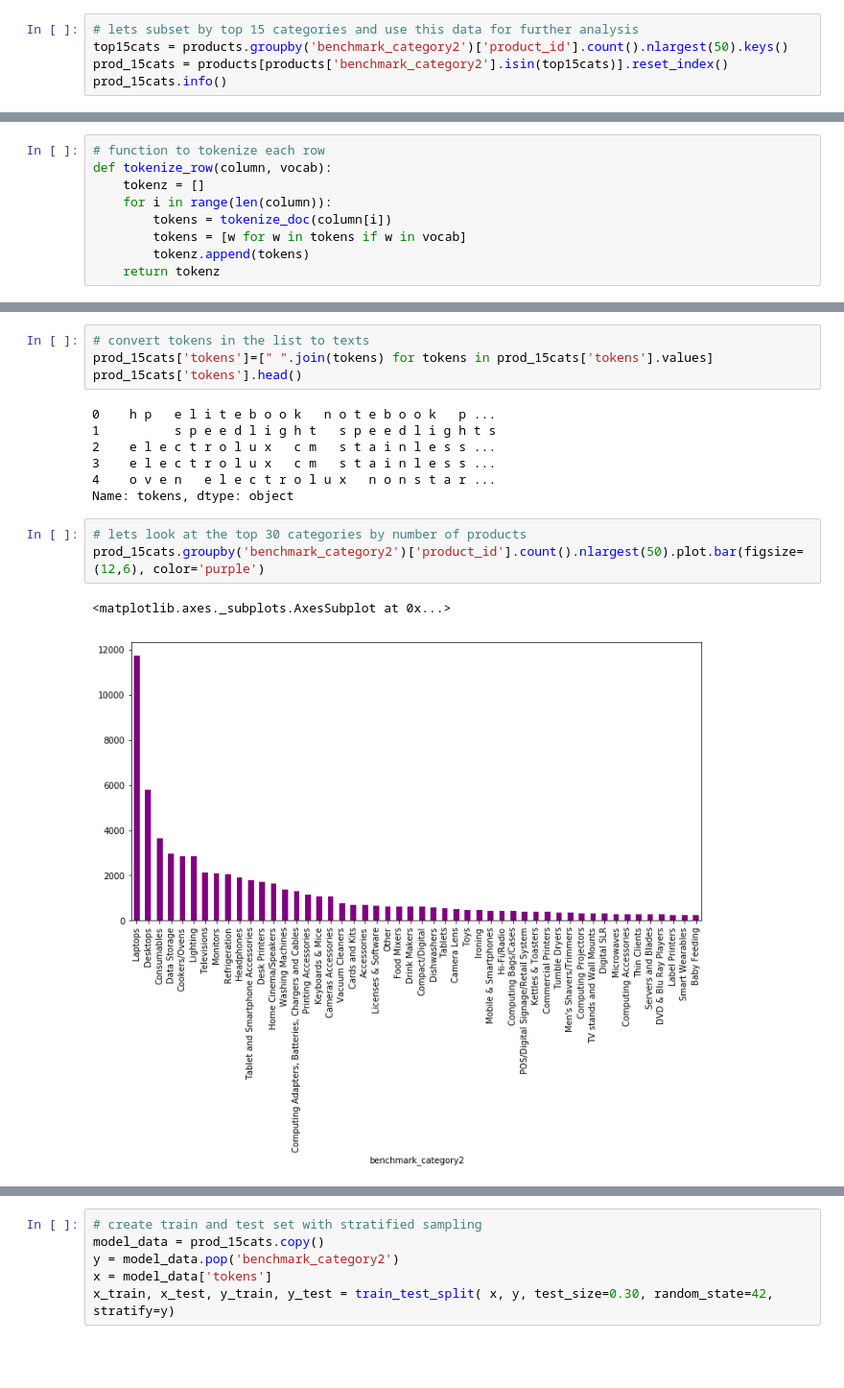
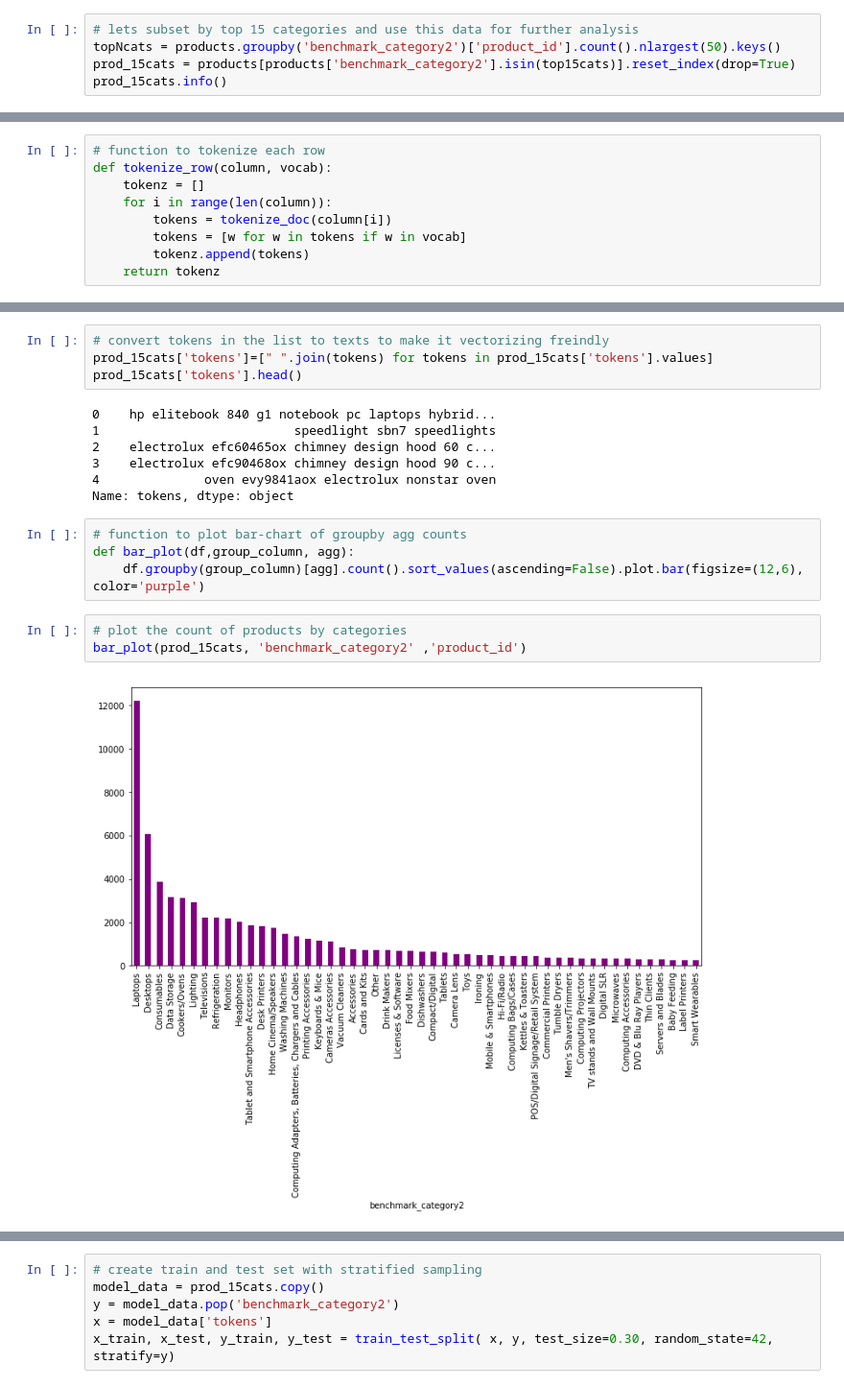
Before and after one commit to danyzix/Product-Categorisation, a Jupyter notebook: Flix_products/Product_Categorisation3.ipynb, the cells around one changed output, grey strips where cells are left out. Shown: that part at 96% size. Saved outputs shown, nothing was run; the diff lists cells and outputs as text; blank space fills up the shorter version.

```diff
--- a/Flix_products/Product_Categorisation3.ipynb
+++ b/Flix_products/Product_Categorisation3.ipynb
@@ -74,7 +93,7 @@ products.groupby('benchmark_category2')['product_id'].count().sort_values().tail
 # %%
 # lets subset by top 15 categories and use this data for further analysis
-top15cats = products.groupby('benchmark_category2')['product_id'].count().nlargest(50).keys()
-prod_15cats = products[products['benchmark_category2'].isin(top15cats)].reset_index()
+topNcats = products.groupby('benchmark_category2')['product_id'].count().nlargest(50).keys()
+prod_15cats = products[products['benchmark_category2'].isin(top15cats)].reset_index(drop=True)
 prod_15cats.info()
 # %% [output]
 <class 'pandas.core.frame.DataFrame'>
@@ -203,18 +222,21 @@ prod_15cats['tokens'].head()
 Name: tokens, dtype: object
 # %%
-# convert tokens in the list to texts
+# convert tokens in the list to texts to make it vectorizing freindly
 prod_15cats['tokens']=[" ".join(tokens) for tokens in prod_15cats['tokens'].values]
 prod_15cats['tokens'].head()
 # %% [output]
-0    h p   e l i t e b o o k   n o t e b o o k   p ...
-1          s p e e d l i g h t   s p e e d l i g h t s
-2    e l e c t r o l u x   c m   s t a i n l e s s ...
-3    e l e c t r o l u x   c m   s t a i n l e s s ...
-4    o v e n   e l e c t r o l u x   n o n s t a r ...
+0    hp elitebook 840 g1 notebook pc laptops hybrid...
+1                          speedlight sbn7 speedlights
+2    electrolux efc60465ox chimney design hood 60 c...
+3    electrolux efc90468ox chimney design hood 90 c...
+4              oven evy9841aox electrolux nonstar oven
 Name: tokens, dtype: object
-# %%
-# lets look at the top 30 categories by number of products
-prod_15cats.groupby('benchmark_category2')['product_id'].count().nlargest(50).plot.bar(figsize=(12,6), color='purple')
-# %% [output]
-<matplotlib.axes._subplots.AxesSubplot at 0x...>
-[figure, removed]
+# %%
+# function to plot bar-chart of groupby agg counts
+def bar_plot(df,group_column, agg):
+    df.groupby(group_column)[agg].count().sort_values(ascending=False).plot.bar(figsize=(12,6), color='purple')
+# %%
+# plot the count of products by categories
+bar_plot(prod_15cats, 'benchmark_category2' ,'product_id')
+# %% [output]
+[figure, added]
```
Also changed, not shown: parts of 33 cells of this notebook.
